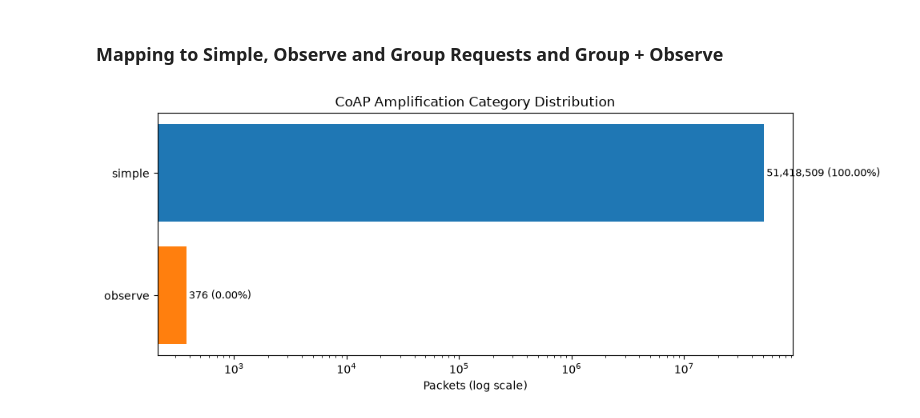
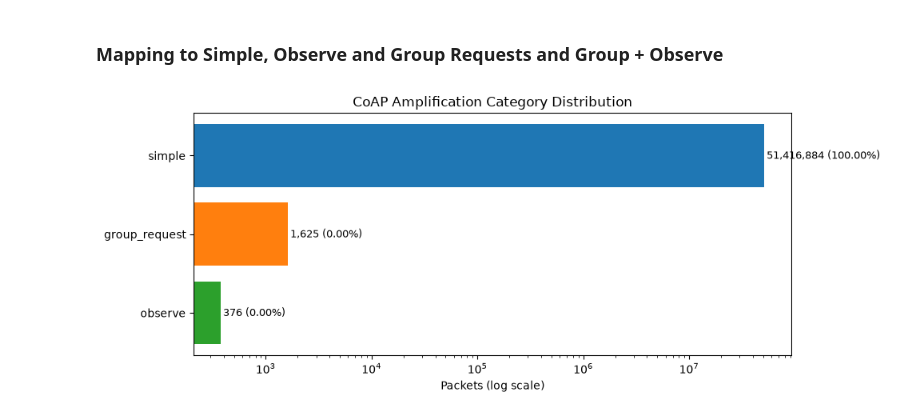
Before and after one commit to lukasseb/ddos_analysis, a Jupyter notebook: coap_analysis.ipynb, the cells around one changed output. Drawn from its saved outputs; the diff is of its cells as text; code cells hidden in the pictures.

```diff
--- a/coap_analysis.ipynb
+++ b/coap_analysis.ipynb
@@ -224,58 +322,5 @@ del bins_df
 # %% [markdown]
 ### Mapping to Simple, Observe and Group Requests and Group + Observe
-# %%
-is_group_request = (
-    pl.col("ip.dst").str.starts_with(IPV4_MULTICAST_PREFIX)
-    | pl.col("ipv6.dst").str.starts_with(IPV6_MULTICAST_PREFIX)
-)
-has_observe = pl.col("coap.opt.observe").is_not_null()
-
-lf_coap_classified = lf_coap.with_columns(
-    pl.when(is_group_request & has_observe)
-    .then(pl.lit("group_request_with_observe"))
-    .when(is_group_request)
-    .then(pl.lit("group_request"))
-    .when(has_observe)
-    .then(pl.lit("observe"))
-    .otherwise(pl.lit("simple"))
-    .alias("amplification_category")
-)
-
-df_category_counts = (
-    lf_coap_classified.group_by("amplification_category")
-    .agg(pl.len().alias("count"))
-    .collect()
-    .sort("count", descending=True)
-)
-
-# plotting
-labels = df_category_counts["amplification_category"].to_list()
-values = df_category_counts["count"].to_list()
-total = sum(values)
-
-colors = plt.cm.tab10.colors[: len(labels)]
-
-fig, ax = plt.subplots(figsize=(10, 4))
-
-y_pos = range(len(labels))
-ax.barh(y_pos, values, color=colors)
-for i, v in enumerate(values):
-    pct = v / total * 100
-    ax.text(v * 1.05, i, f"{v:,} ({pct:.2f}%)", va="center", fontsize=9)
-
-ax.set_yticks(y_pos)
-ax.set_yticklabels(labels)
-ax.invert_yaxis()
-ax.set_xscale("log")
-ax.set_xlabel("Packets (log scale)")
-ax.set_title("CoAP Amplification Category Distribution")
-
-plt.tight_layout()
-Path(PLOT_FOLDER).mkdir(parents=True, exist_ok=True)
-plt.savefig(Path(PLOT_FOLDER) / "amplification_category_bar.png", dpi=150, bbox_inches="tight")
-plt.show()
-# %% [output]
-[figure, removed]
 # %%
 lf_coap_src = lf_coap.with_columns(
     pl.coalesce(["ip.src", "ipv6.src"]).alias("src_ip")
@@ -283,7 +328,7 @@ lf_coap_src = lf_coap.with_columns(
 
 # ACK kann laut RFC 7252 (piggybacked, 1:1 CON-Bestaetigung) nie aus einem
 # Multicast-/Group-Request stammen -> aus der Cluster-Erkennung ausschliessen
-is_ack = pl.col("coap.type") == 2
+is_ack = pl.col("coap.type") == "2"
 
 # Group-Request-Kandidaten: gleiche Token+MID-Kombination, beantwortet von
 # mehreren unterschiedlichen Reflektor-IPs (= derselbe Multicast-Request
@@ -328,31 +373,33 @@ df_category_counts = (
     .agg(pl.len().alias("count"))
     .collect()
     .sort("count", descending=True)
 )
 
 # plotting
 labels = df_category_counts["amplification_category"].to_list()
 values = df_category_counts["count"].to_list()
 total = sum(values)
 
 colors = plt.cm.tab10.colors[: len(labels)]
 
 fig, ax = plt.subplots(figsize=(10, 4))
 
 y_pos = range(len(labels))
 ax.barh(y_pos, values, color=colors)
 for i, v in enumerate(values):
     pct = v / total * 100
     ax.text(v * 1.05, i, f"{v:,} ({pct:.2f}%)", va="center", fontsize=9)
 
 ax.set_yticks(y_pos)
 ax.set_yticklabels(labels)
 ax.invert_yaxis()
 ax.set_xscale("log")
 ax.set_xlabel("Packets (log scale)")
 ax.set_title("CoAP Amplification Category Distribution")
 
 plt.tight_layout()
 Path(PLOT_FOLDER).mkdir(parents=True, exist_ok=True)
-plt.savefig(Path(PLOT_FOLDER) / "amplification_category_bar.png", dpi=150, bbox_inches="tight")
+plt.savefig(Path(PLOT_FOLDER) / "experimental_amplification_category_bar.png", dpi=150, bbox_inches="tight")
 plt.show()
+# %% [output]
+[figure, added]
```
Also changed, not shown: parts of 8 cells of this notebook, 2 other files.
